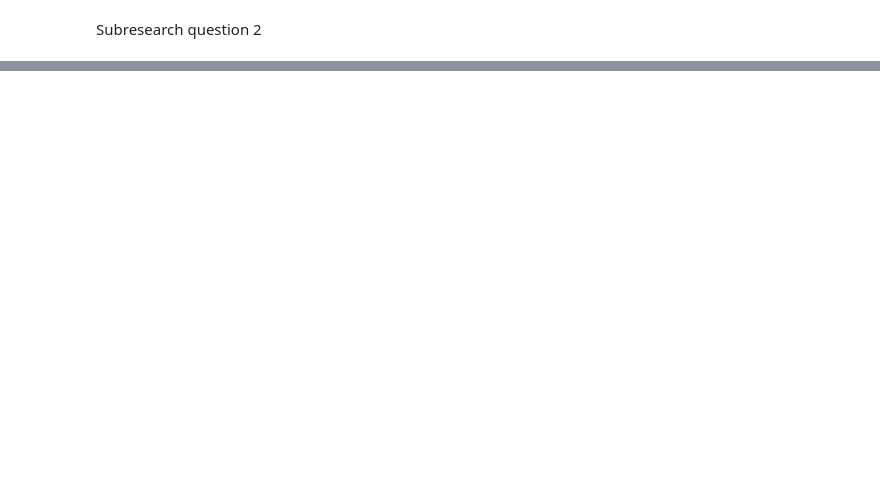
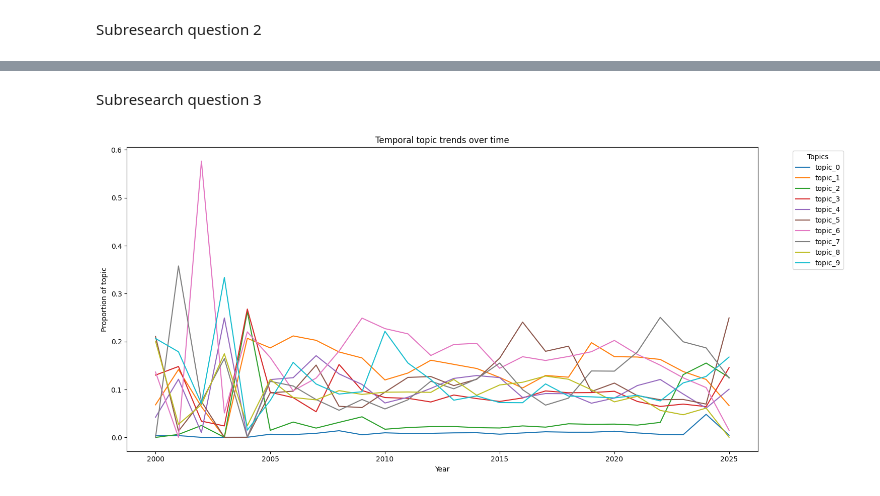
Before and after one commit to javedhumere/INFOMTMA_SG4_G4, a Jupyter notebook: INFOMTMA_SG4_G4_V1.ipynb, the cells around one changed output, grey strips where cells are left out. Drawn from its saved outputs; the diff is of its cells as text; code cells hidden in the pictures; blank space fills up the shorter version.

Commit message:
Research question 3
temporal topic analysis added

```diff
--- a/INFOMTMA_SG4_G4_V1.ipynb
+++ b/INFOMTMA_SG4_G4_V1.ipynb
@@ -197,0 +217,26 @@ plt.show()
+# %% [markdown]
+Subresearch question 3
+# %%
+# 1) Topic proportions
+topic_cols = [f"topic_{i}" for i in range(NUM_TOPICS)]
+df_topics = pd.concat([df.reset_index(drop=True),
+    pd.DataFrame(doc_topic, columns=topic_cols)],
+    axis=1)
+
+
+# 2) Plot temporal topic trends
+plt.figure(figsize=(15, 7))
+
+for topic in topic_cols:
+    plt.plot(topic_trends.index,
+        topic_trends[topic],
+        label=topic)
+
+plt.xlabel("Year")
+plt.ylabel("Proportion of topic")
+plt.title("Temporal topic trends over time")
+plt.legend(title="Topics", bbox_to_anchor=(1.05, 1), loc="upper left")
+plt.tight_layout()
+plt.show()
+# %% [output]
+[figure, added]
```
Also changed, not shown: parts of 7 cells of this notebook.
